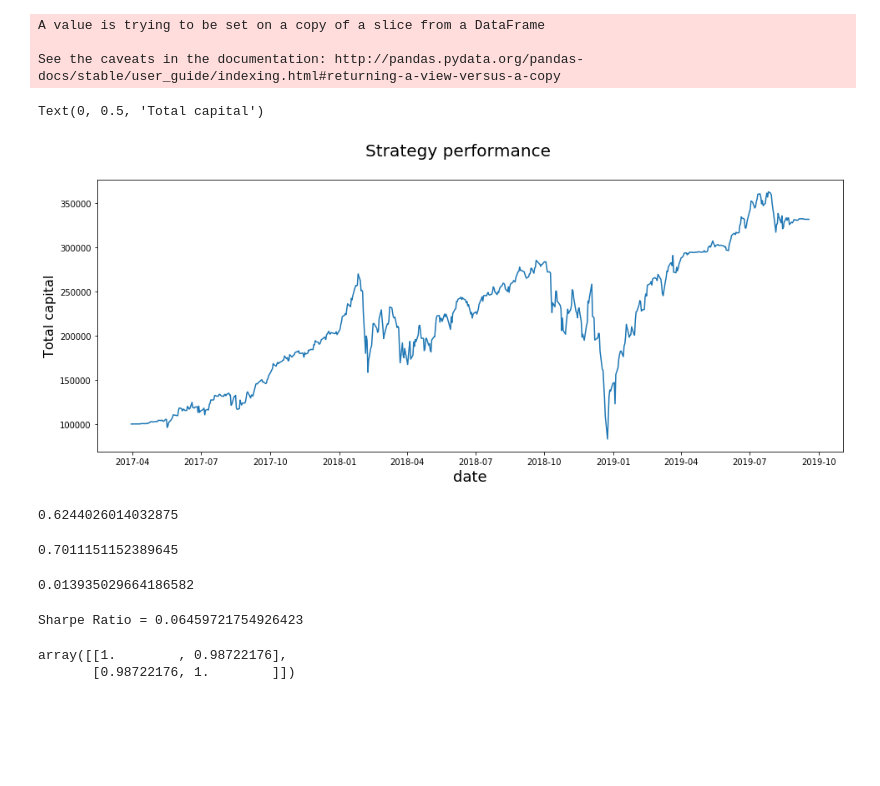
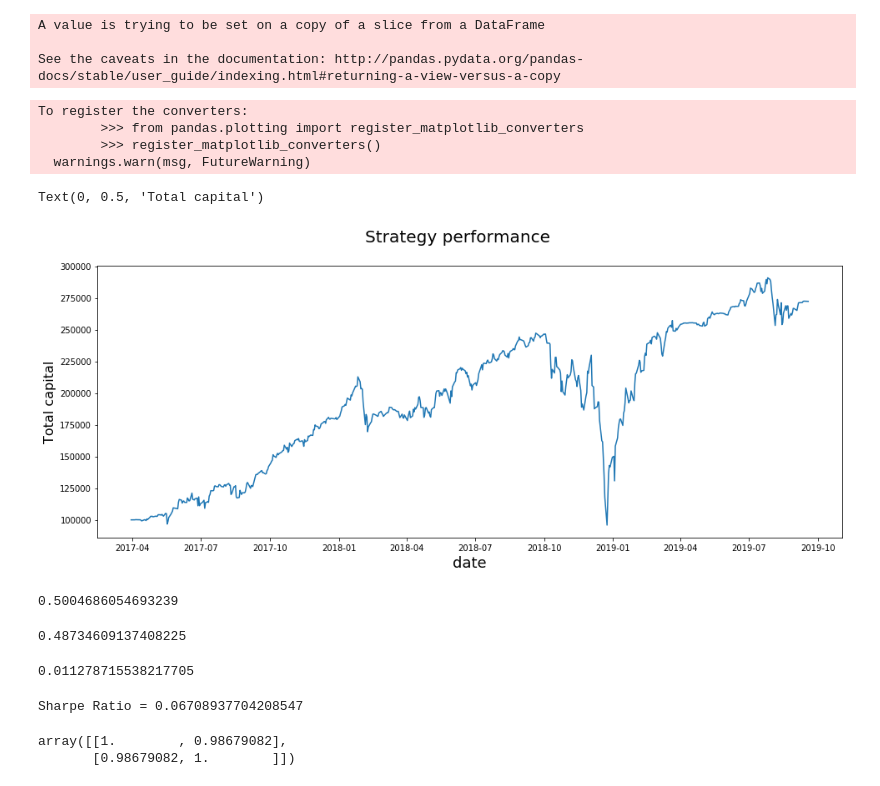
Before and after one commit to Neznakomec/ML-over-ETF, a Jupyter notebook: TestStrategy.ipynb, the cells around one changed output. Cells and saved outputs as stored; diff of their text form; code cells hidden in the pictures; blank space fills up the shorter version.

```diff
--- a/TestStrategy.ipynb
+++ b/TestStrategy.ipynb
@@ -72,6 +72,14 @@ def initStrategy(period):
 
     clf = MLPClassifier(hidden_layer_sizes=(100, 100), activation=activation, solver='sgd',
                     alpha = alpha, max_iter = 10000, random_state=241)
+
+    #trying 100-tree forest, period = 40, function = gini
+    from sklearn.ensemble import RandomForestClassifier
+    clf = RandomForestClassifier(n_estimators=100, criterion = 'gini', random_state=241)
+    #trying C = 0.100000, period 40, kernel = linear
+    from sklearn import svm
+    clf = svm.SVC(C = 0.1, kernel = 'linear', gamma='auto', probability = True, random_state=241)
+
     clf.fit(X_train, y_train)
     return clf, mu, sigma
 
@@ -119,21 +127,25 @@ See the caveats in the documentation: http://pandas.pydata.org/pandas-docs/stabl
 # %%
 import matplotlib.pyplot as plt
 %matplotlib inline
 
 #plt.plot(df['Date'], df['Profit'])
 fig = plt.figure(figsize=(16,6))
-plt.plot(Result['Date'], Result['Capital'], stock_df[''])
+plt.plot(Result['Date'], Result['Capital'])
 fig.suptitle('Strategy performance', fontsize=20)
 plt.xlabel('date', fontsize=18)
 plt.ylabel('Total capital', fontsize=16)
 
 #ax = plt.plot(Result['Date'], Result['Capital'])
 #ax.xlabel('xlabel', fontsize=18)
 #df['Date'][20:50]
 #data
 # %% [output]
-Text(0, 0.5, 'Total capital')
+To register the converters:
+        >>> from pandas.plotting import register_matplotlib_converters
+        >>> register_matplotlib_converters()
+  warnings.warn(msg, FutureWarning)
+Text(0, 0.5, 'Total capital')
-[figure, old version]
+[figure, new version]
 # %%
 # Считаем CAGR
 firstIndex = 0
@@ -151,14 +163,14 @@ cagr = (EndValue / BeginValue) ** (1/years) - 1
 print(cagr)
 #print(BeginValue, EndValue, years)
 # %% [output]
-0.6244026014032875
+0.5004686054693239
 # %%
 # Волатильность стратегии
 #volatility formula may be wrong, taken from here https://stackoverflow.com/a/43285442
 volatility = Result['Capital'].pct_change(1).std()*(252**0.5)
 print(volatility)
 # %% [output]
-0.7011151152389645
+0.48734609137408225
 # %%
 # Средняя прибыль на сделку
 DealCount = abs(ShortDeals.sum()) + LongDeals.sum()
@@ -167,7 +179,7 @@ lastPrice = stock_df['Adj Close'][lastIndex]
 AverageProfit /= lastPrice * 100
 print(AverageProfit)
 # %% [output]
-0.013935029664186582
+0.011278715538217705
 # %%
 # Sharpe Ratio
 #https://towardsdatascience.com/calculating-sharpe-ratio-with-python-755dcb346805
@@ -179,10 +191,10 @@ SR = daily_return.mean() / daily_return.std()
 SR_1Y = (252**0.5) * SR
 print("Sharpe Ratio =", SR)
 # %% [output]
-Sharpe Ratio = 0.06459721754926423
+Sharpe Ratio = 0.06708937704208547
 # %%
 # correlation to S&P 500
 np.corrcoef(Result['Capital'], stock_df['Adj Close'])
 # %% [output]
-array([[1.        , 0.98722176],
-       [0.98722176, 1.        ]])
+array([[1.        , 0.98679082],
+       [0.98679082, 1.        ]])
```
